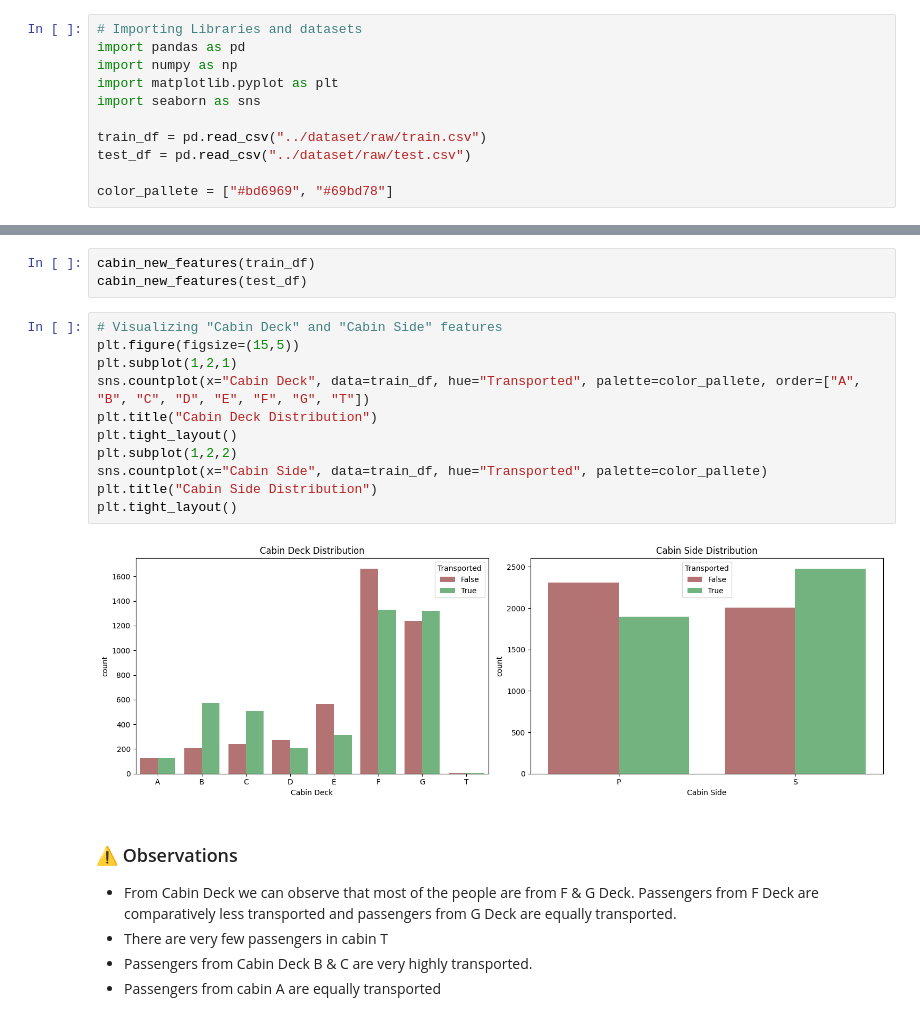
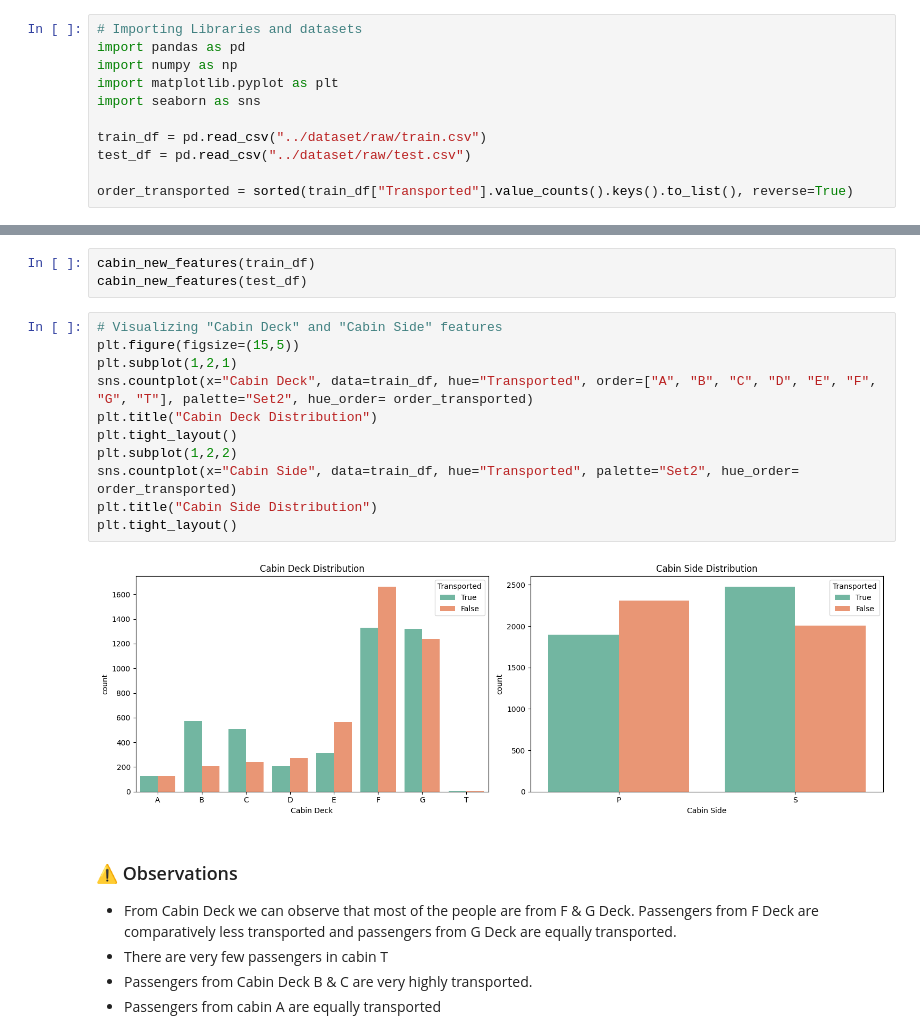
Before and after one commit to just-juanma/Spaceship-Titanic, a Jupyter notebook: notebooks/FeatureEngineering.ipynb, the cells around one changed output, grey strips where cells are left out. Drawn from its saved outputs; the diff is of its cells as text.

```diff
--- a/notebooks/FeatureEngineering.ipynb
+++ b/notebooks/FeatureEngineering.ipynb
@@ -8,7 +8,7 @@ import seaborn as sns
 train_df = pd.read_csv("../dataset/raw/train.csv")
 test_df = pd.read_csv("../dataset/raw/test.csv")
 
-color_pallete = ["#bd6969", "#69bd78"]
+order_transported = sorted(train_df["Transported"].value_counts().keys().to_list(), reverse=True)
 # %%
 # Creating a new feature from 'PassengerId' feature
 train_df["PassengerId"].head().to_frame()
@@ -105,16 +105,16 @@ cabin_new_features(test_df)
 # %%
 # Visualizing "Cabin Deck" and "Cabin Side" features
 plt.figure(figsize=(15,5))
 plt.subplot(1,2,1)
-sns.countplot(x="Cabin Deck", data=train_df, hue="Transported", palette=color_pallete, order=["A", "B", "C", "D", "E", "F", "G", "T"])
+sns.countplot(x="Cabin Deck", data=train_df, hue="Transported", order=["A", "B", "C", "D", "E", "F", "G", "T"], palette="Set2", hue_order= order_transported)
 plt.title("Cabin Deck Distribution")
 plt.tight_layout()
 plt.subplot(1,2,2)
-sns.countplot(x="Cabin Side", data=train_df, hue="Transported", palette=color_pallete)
+sns.countplot(x="Cabin Side", data=train_df, hue="Transported", palette="Set2", hue_order= order_transported)
 plt.title("Cabin Side Distribution")
 plt.tight_layout()
 # %% [output]
-[figure, old version]
+[figure, new version]
 # %% [markdown]
 ### ⚠ Observations
 * From Cabin Deck we can observe that most of the people are from F & G Deck. Passengers from F Deck are comparatively less transported and passengers from G Deck are equally transported.
```
Also changed, not shown: parts of 9 cells of this notebook, 1 other file.
